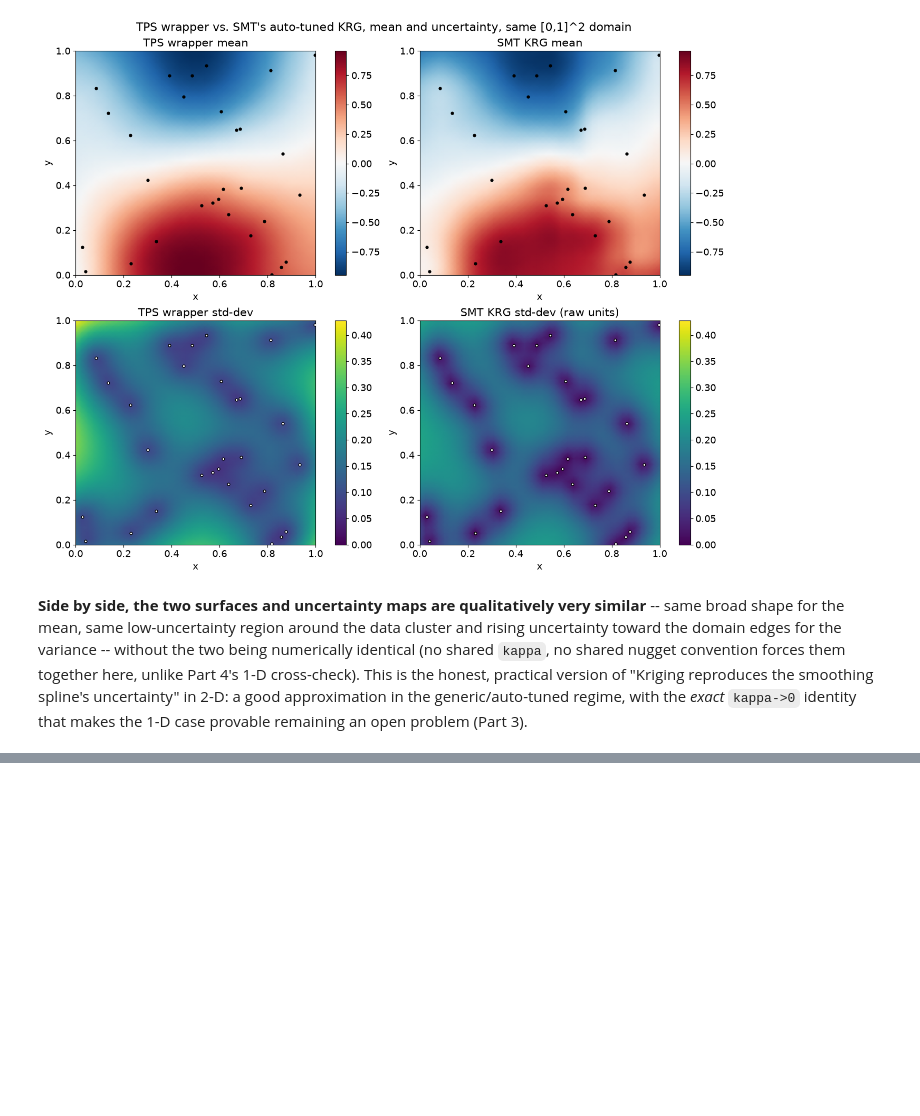
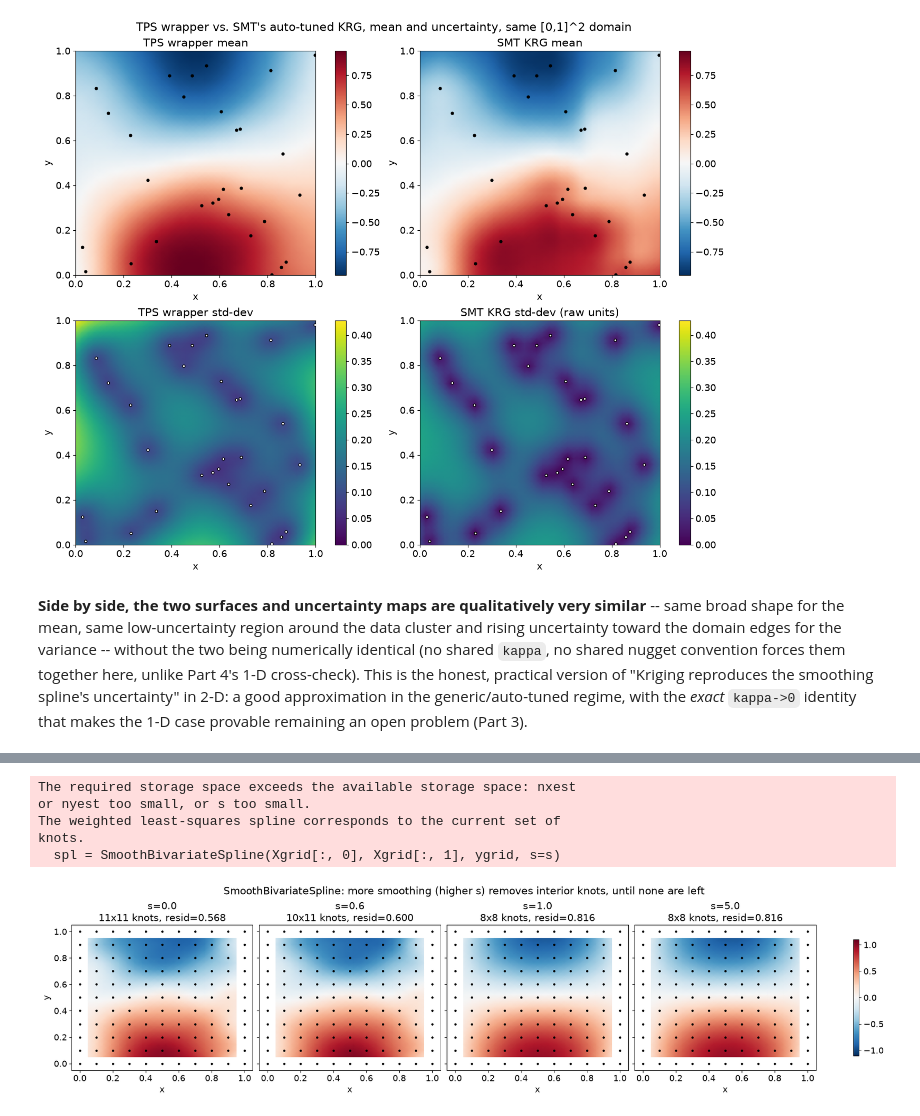
Before and after one commit to nomad-vagabond/krig-splines, a Jupyter notebook: notebooks/spline_variance_2d_vs_smt.ipynb, the cells around one changed output, grey strips where cells are left out. Drawn from its saved outputs; the diff is of its cells as text; code cells hidden in the pictures; blank space fills up the shorter version.

Commit message:
Add missing changes to prior test notebooks

```diff
--- a/notebooks/spline_variance_2d_vs_smt.ipynb
+++ b/notebooks/spline_variance_2d_vs_smt.ipynb
@@ -338,0 +358,6 @@ makes the 1-D case provable remaining an open problem (Part 3).
+# %%
+print("SmoothBivariateSpline on this notebook's own n=30 SCATTERED points, across s:")
+for s in [0.0, 0.01, 0.1, 1.0, 5.0]:
+    spl = SmoothBivariateSpline(X[:, 0], X[:, 1], y, s=s)
+    tx, ty = spl.get_knots()
+    print(f"  s={s:6.2f}  n_knots_x={len(tx)}  n_knots_y={len(ty)}  residual={spl.get_residual():.4f}")
@@ -338,0 +435,26 @@ makes the 1-D case provable remaining an open problem (Part 3).
+# %%
+s_values = [0.0, 0.6, 1.0, 5.0]
+fig, axs = plt.subplots(1, 4, figsize=(18, 4.5), constrained_layout=True, sharex=True, sharey=True)
+
+for ax, s in zip(axs, s_values):
+    spl = SmoothBivariateSpline(Xgrid[:, 0], Xgrid[:, 1], ygrid, s=s)
+    tx, ty = spl.get_knots()
+    GQ, GQ2 = np.meshgrid(grid_q, grid_q, indexing="ij")
+    surf = spl(grid_q, grid_q)
+
+    pcm = ax.pcolormesh(GQ, GQ2, surf, shading="gouraud", cmap="RdBu_r", vmin=-1.1, vmax=1.1)
+    ax.scatter(Xgrid[:, 0], Xgrid[:, 1], c="k", s=6)
+    ax.set_title(f"s={s}\n{len(tx)}x{len(ty)} knots, resid={spl.get_residual():.3f}")
+    ax.set_xlabel("x")
+
+axs[0].set_ylabel("y")
+fig.colorbar(pcm, ax=axs, shrink=0.8)
+fig.suptitle("SmoothBivariateSpline: more smoothing (higher s) removes interior knots, until none are left")
+plt.show()
+# %% [output]
+The required storage space exceeds the available storage space: nxest
+or nyest too small, or s too small.
+The weighted least-squares spline corresponds to the current set of
+knots.
+  spl = SmoothBivariateSpline(Xgrid[:, 0], Xgrid[:, 1], ygrid, s=s)
+[figure, added]
```
Also changed, not shown: parts of 25 cells of this notebook, 3 other files.
